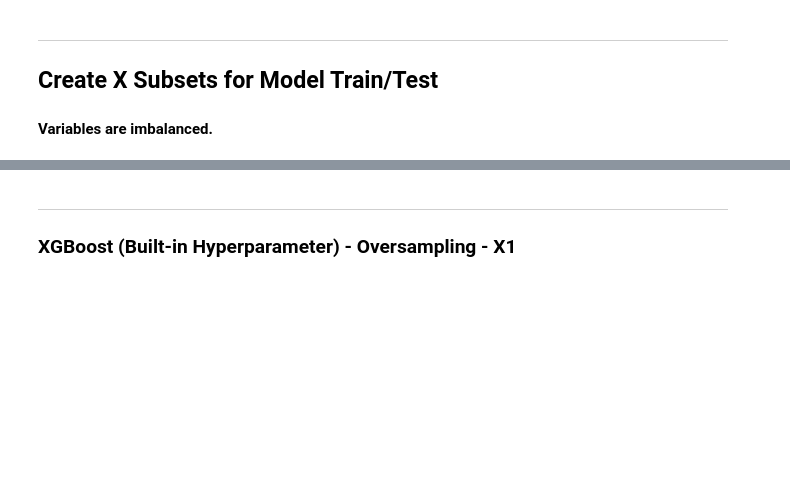
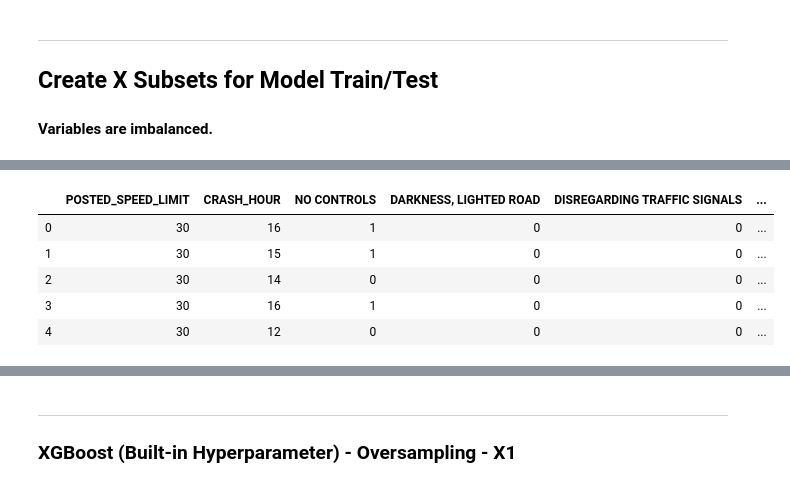
Before and after one commit to Morgan-Sell/chi-traffic-accidents, a Jupyter notebook: chi-transport-v2.ipynb, the cells around one changed output, grey strips where cells are left out. Saved outputs shown, nothing was run; the diff lists cells and outputs as text; code cells hidden in the pictures; blank space fills up the shorter version.

```diff
--- a/chi-transport-v2.ipynb
+++ b/chi-transport-v2.ipynb
@@ -442,0 +459,21 @@ X_2_train, X_2_test, y_2_train, y_2_test = train_test_split(X_2_dum.values, y_1.
+# %%
+X_3 = accidents[['POSTED_SPEED_LIMIT', 'CRASH_HOUR', 'TRAFFIC_CONTROL_DEVICE', 'LIGHTING_CONDITION',
+                 'PRIM_CONTRIBUTORY_CAUSE']]
+trfc_cntrl_x3 = pd.get_dummies(X_3['TRAFFIC_CONTROL_DEVICE'])
+prime_cause_x3= pd.get_dummies(X_3['PRIM_CONTRIBUTORY_CAUSE'])
+lghtng_cndtn_x3 = pd.get_dummies(X_3['LIGHTING_CONDITION'])
+
+no_trfc_cntrl_x3= trfc_cntrl_x3[['NO CONTROLS']]
+drkns_lghtng_rd_x3 = lghtng_cndtn_x3['DARKNESS, LIGHTED ROAD']
+prime_cause_sub_x3 = prime_cause_x3[['DISREGARDING TRAFFIC SIGNALS','FOLLOWING TOO CLOSELY', 'IMPROPER BACKING',
+                                     'FAILING TO YIELD RIGHT-OF-WAY']]
+x3_concat_lst = [X_3[['POSTED_SPEED_LIMIT', 'CRASH_HOUR']], no_trfc_cntrl_x3, drkns_lghtng_rd_x3, prime_cause_sub_x3]
+X_3 = pd.concat(x3_concat_lst, axis=1)
+X_3.head()
+# %% [output]
+|  | POSTED_SPEED_LIMIT | CRASH_HOUR | NO CONTROLS | DARKNESS, LIGHTED ROAD | DISREGARDING TRAFFIC SIGNALS | ... |
+| 0 | 30 | 16 | 1 | 0 | 0 | ... |
+| 1 | 30 | 15 | 1 | 0 | 0 | ... |
+| 2 | 30 | 14 | 0 | 0 | 0 | ... |
+| 3 | 30 | 16 | 1 | 0 | 0 | ... |
+| 4 | 30 | 12 | 0 | 0 | 0 | ... |
```
Also changed, not shown: parts of 18 cells of this notebook.
